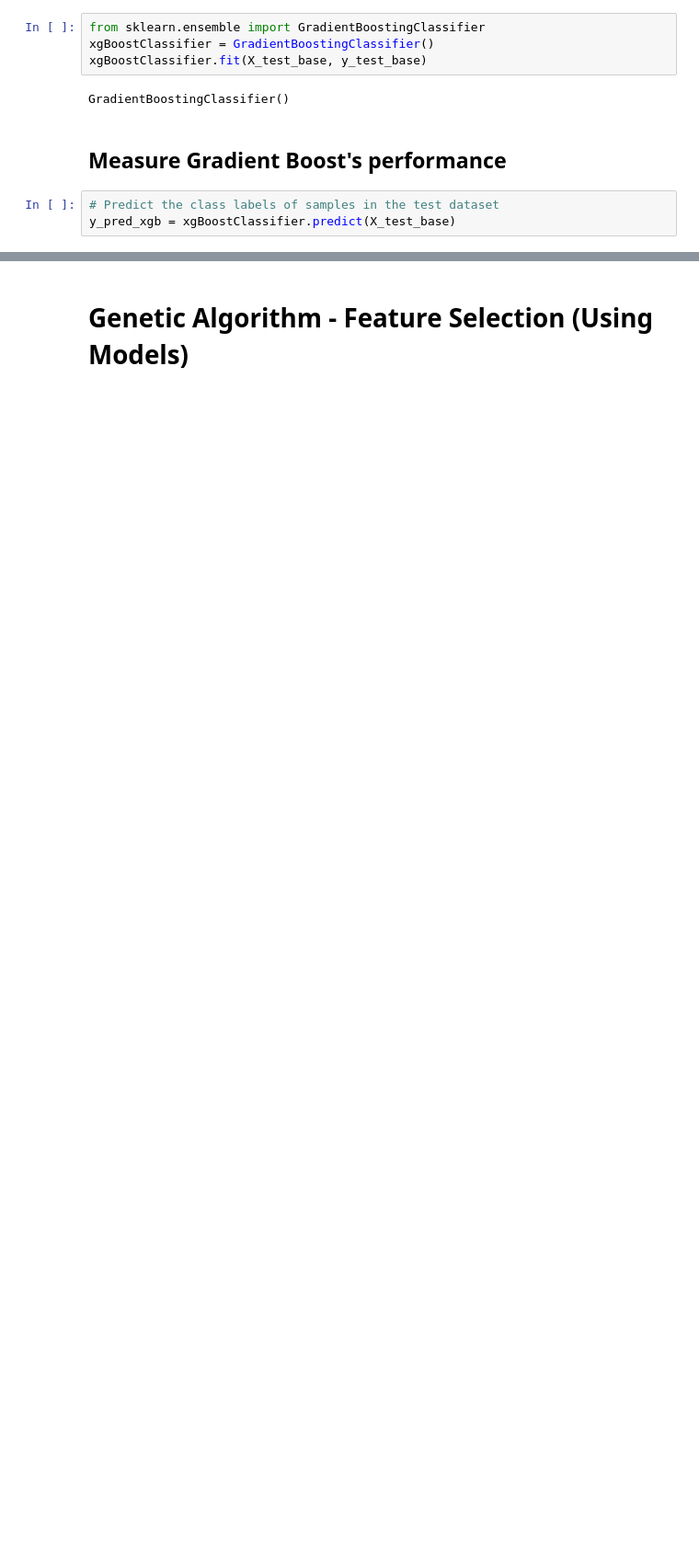
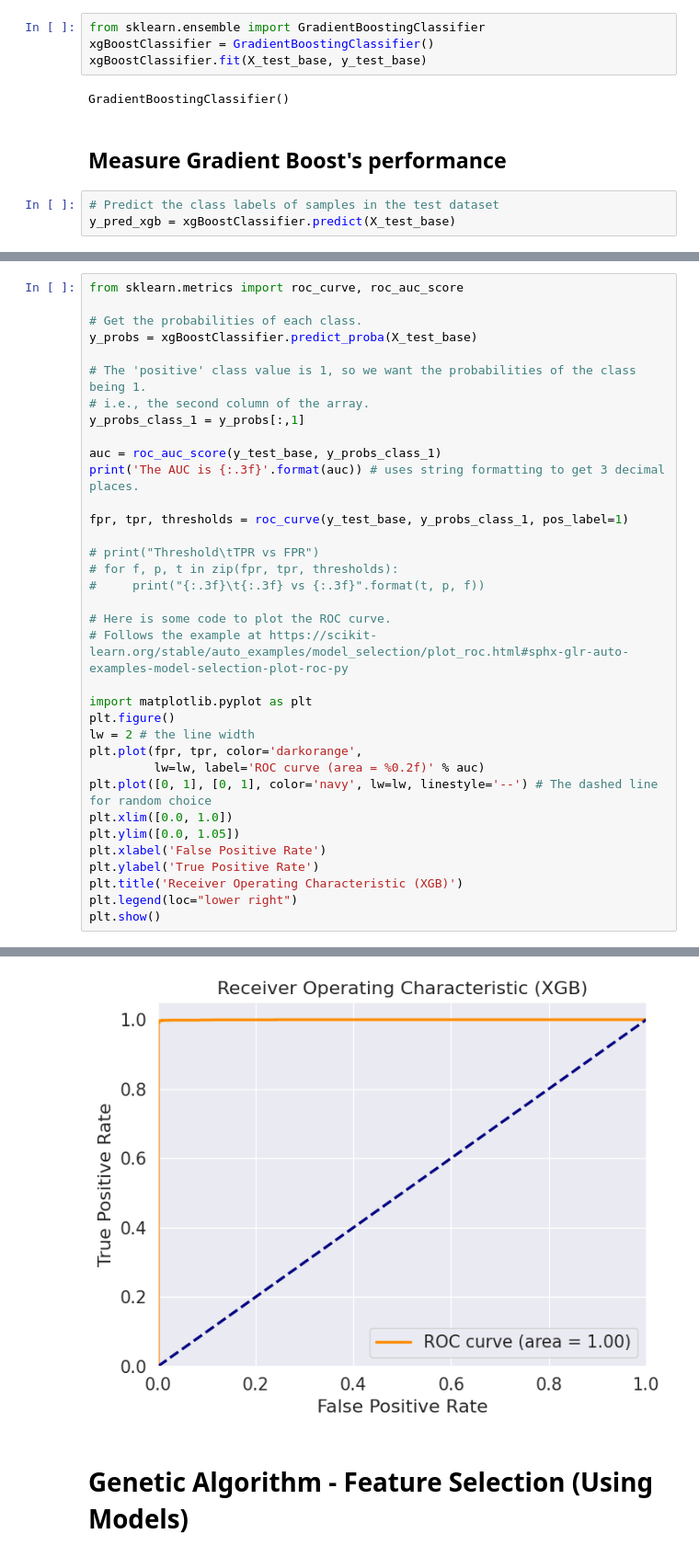
Before and after one commit to HarrisKucukalic/CSS2_Group_3, a Jupyter notebook: Harris.ipynb, the cells around one changed output, grey strips where cells are left out. Shown at 92% size. Cells and saved outputs as stored; diff of their text form; blank space fills up the shorter version.

```diff
--- a/Harris.ipynb
+++ b/Harris.ipynb
@@ -375,0 +380,36 @@ plt.show()
+# %%
+from sklearn.metrics import roc_curve, roc_auc_score
+
+# Get the probabilities of each class.
+y_probs = xgBoostClassifier.predict_proba(X_test_base)
+
+# The 'positive' class value is 1, so we want the probabilities of the class being 1.
+# i.e., the second column of the array.
+y_probs_class_1 = y_probs[:,1]
+
+auc = roc_auc_score(y_test_base, y_probs_class_1)
+print('The AUC is {:.3f}'.format(auc)) # uses string formatting to get 3 decimal places.
+
+fpr, tpr, thresholds = roc_curve(y_test_base, y_probs_class_1, pos_label=1)
+
+# print("Threshold\tTPR vs FPR")
+# for f, p, t in zip(fpr, tpr, thresholds):
+#     print("{:.3f}\t{:.3f} vs {:.3f}".format(t, p, f))
+
+# Here is some code to plot the ROC curve.
+# Follows the example at https://scikit-learn.org/stable/auto_examples/model_selection/plot_roc.html#sphx-glr-auto-examples-model-selection-plot-roc-py
+
+import matplotlib.pyplot as plt
+plt.figure()
+lw = 2 # the line width
+plt.plot(fpr, tpr, color='darkorange',
+         lw=lw, label='ROC curve (area = %0.2f)' % auc)
+plt.plot([0, 1], [0, 1], color='navy', lw=lw, linestyle='--') # The dashed line for random choice
+plt.xlim([0.0, 1.0])
+plt.ylim([0.0, 1.05])
+plt.xlabel('False Positive Rate')
+plt.ylabel('True Positive Rate')
+plt.title('Receiver Operating Characteristic (XGB)')
+plt.legend(loc="lower right")
+plt.show()
+# %% [output]
@@ -376,2 +417,3 @@ plt.show()
+[figure, added]
 # %% [markdown]
 # Genetic Algorithm - Feature Selection (Using Models)
```
Also changed, not shown: parts of 32 cells of this notebook.
